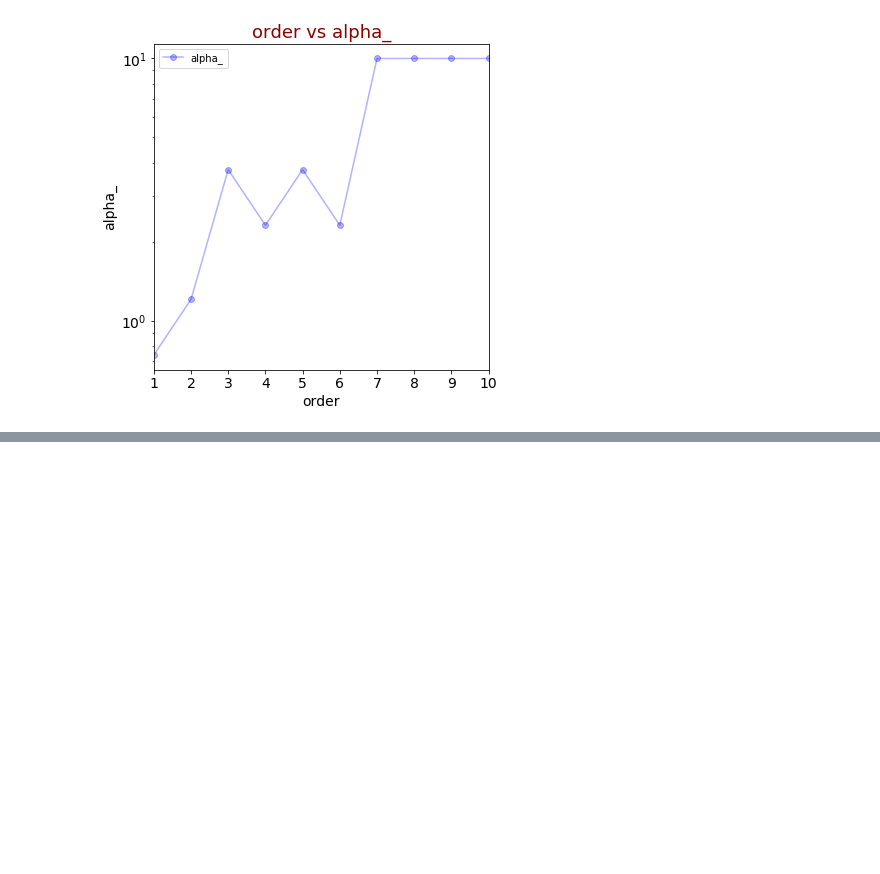
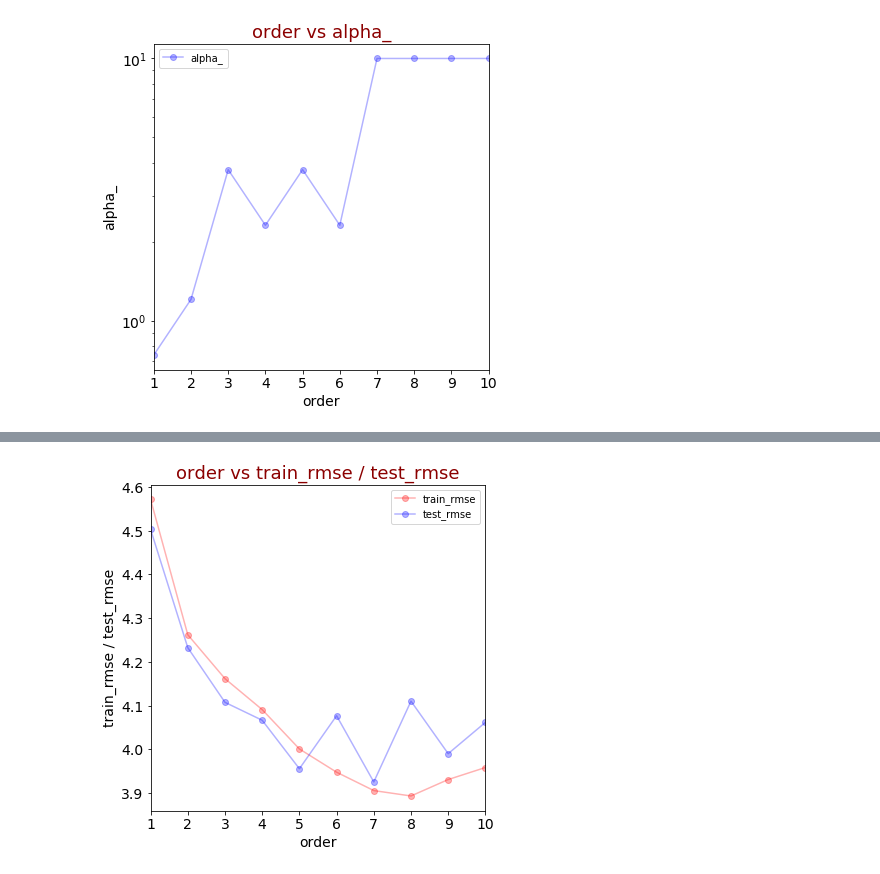
Before and after one commit to kaustubhkk47/DSMisc, a Jupyter notebook: UCIPowerPlant/UCIPowerPlant.ipynb, the cells around one changed output, grey strips where cells are left out. Drawn from its saved outputs; the diff is of its cells as text; code cells hidden in the pictures; blank space fills up the shorter version.

Commit message:
elastic net added to UCI power plant

```diff
--- a/UCIPowerPlant/UCIPowerPlant.ipynb
+++ b/UCIPowerPlant/UCIPowerPlant.ipynb
@@ -710,0 +802,5 @@ plot_x_vs_y(ridge_order_perf_df, 'order', ['alpha_'],
+# %%
+plot_x_vs_y(elastic_net_order_perf_df, 'order', ['train_rmse','test_rmse'],
+            'line', color = ['r','b']).show()
+# %% [output]
+[figure, added]
```
Also changed, not shown: parts of 22 cells of this notebook, 1 other file.
